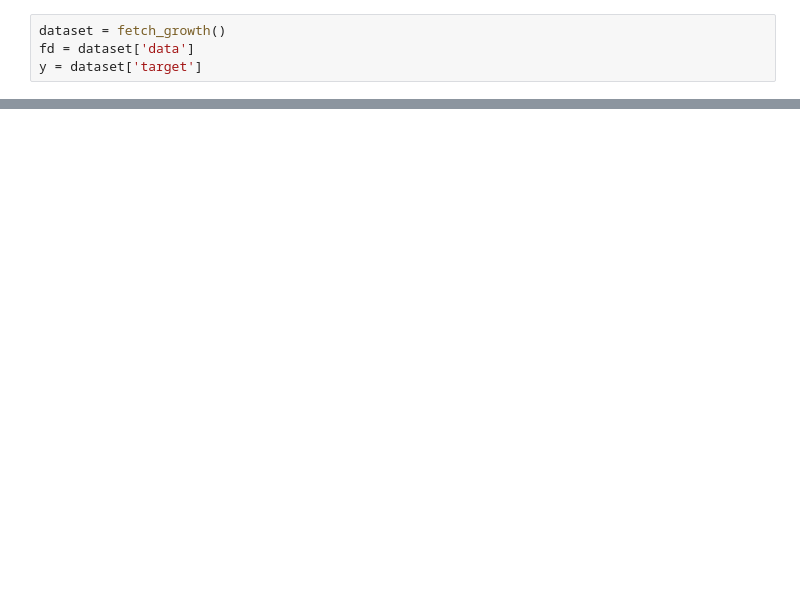
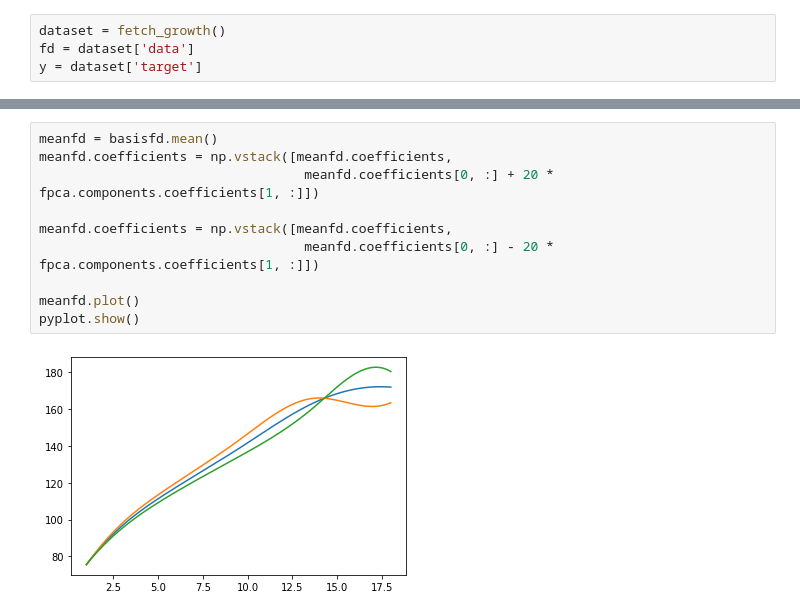
Before and after one commit to GAA-UAM/scikit-fda, a Jupyter notebook: skfda/exploratory/fpca/test.ipynb, the cells around one changed output, grey strips where cells are left out. Saved outputs shown, nothing was run; the diff lists cells and outputs as text; blank space fills up the shorter version.

```diff
--- a/skfda/exploratory/fpca/test.ipynb
+++ b/skfda/exploratory/fpca/test.ipynb
@@ -121,0 +94,12 @@ meanfd.plot()
+# %%
+meanfd = basisfd.mean()
+meanfd.coefficients = np.vstack([meanfd.coefficients,
+                                  meanfd.coefficients[0, :] + 20 * fpca.components.coefficients[1, :]])
+
+meanfd.coefficients = np.vstack([meanfd.coefficients,
+                                  meanfd.coefficients[0, :] - 20 * fpca.components.coefficients[1, :]])
+
+meanfd.plot()
+pyplot.show()
+# %% [output]
+[figure, added]
```
Also changed, not shown: parts of 37 cells of this notebook, 1 other file.
